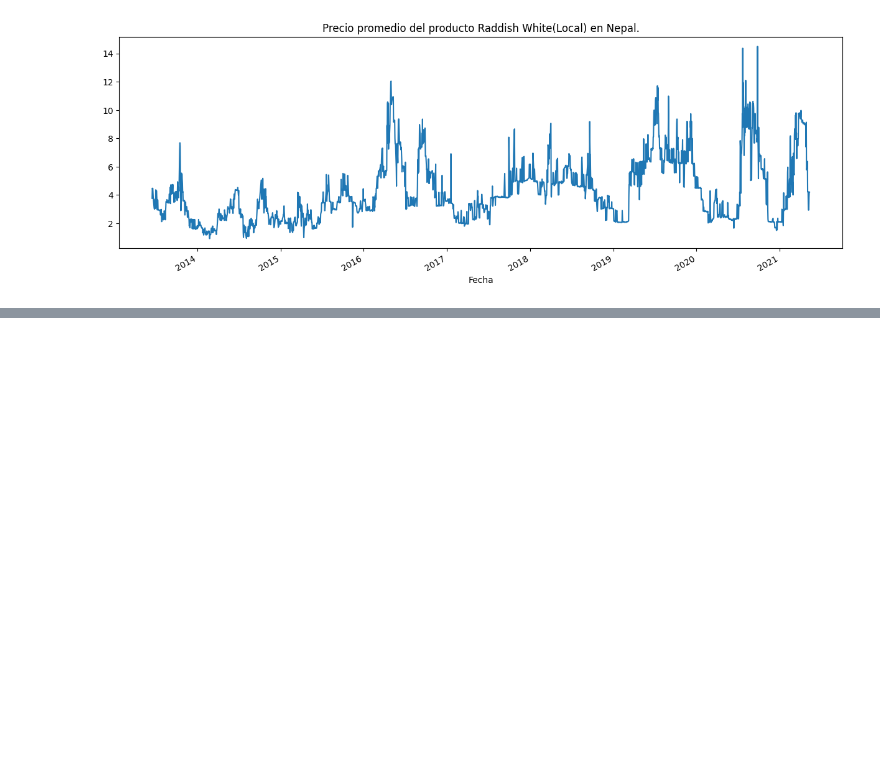
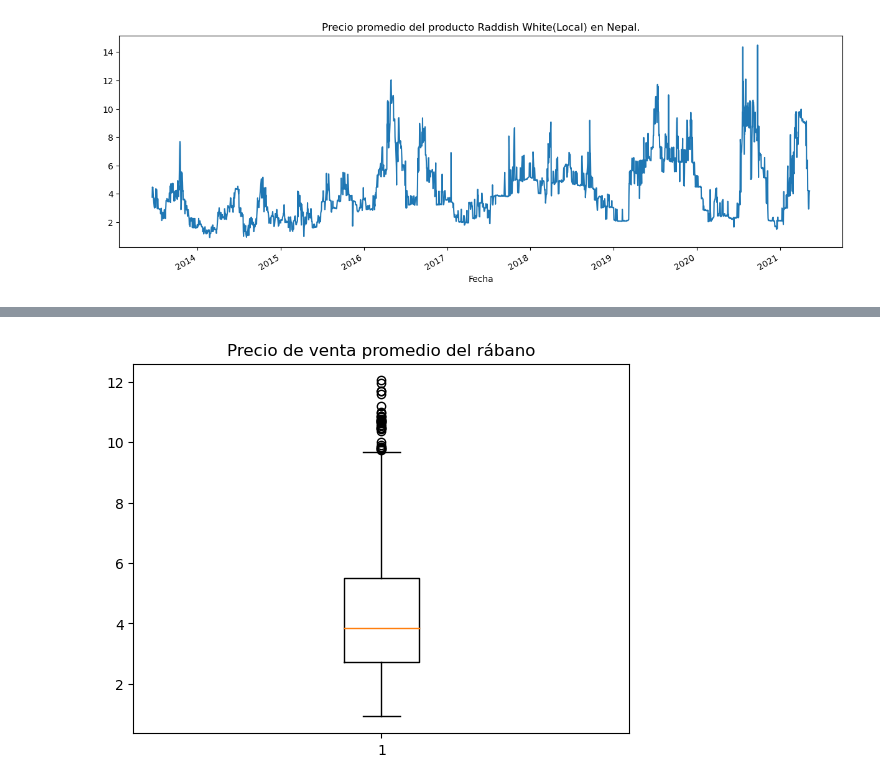
Before and after one commit to paucardenasg/Proyecto_MNLP, a Jupyter notebook: Proyecto_Final.ipynb, the cells around one changed output, grey strips where cells are left out. Cells and saved outputs as stored; diff of their text form; code cells hidden in the pictures; blank space fills up the shorter version.

```diff
--- a/Proyecto_Final.ipynb
+++ b/Proyecto_Final.ipynb
@@ -170,0 +232,7 @@ plt.show()
+# %%
+# Observar si hay datos atípicos
+plt.boxplot(train['Promedio'])
+plt.title('Precio de venta promedio del rábano')
+plt.show()
+# %% [output]
+[figure, added]
```
Also changed, not shown: parts of 5 cells of this notebook.
